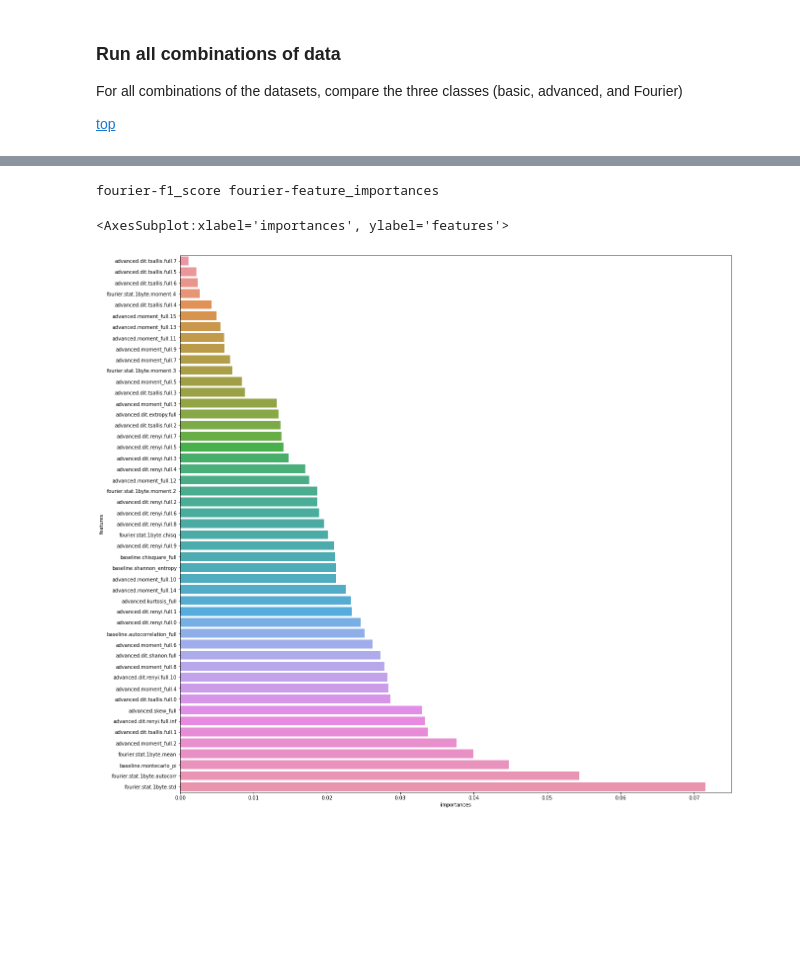
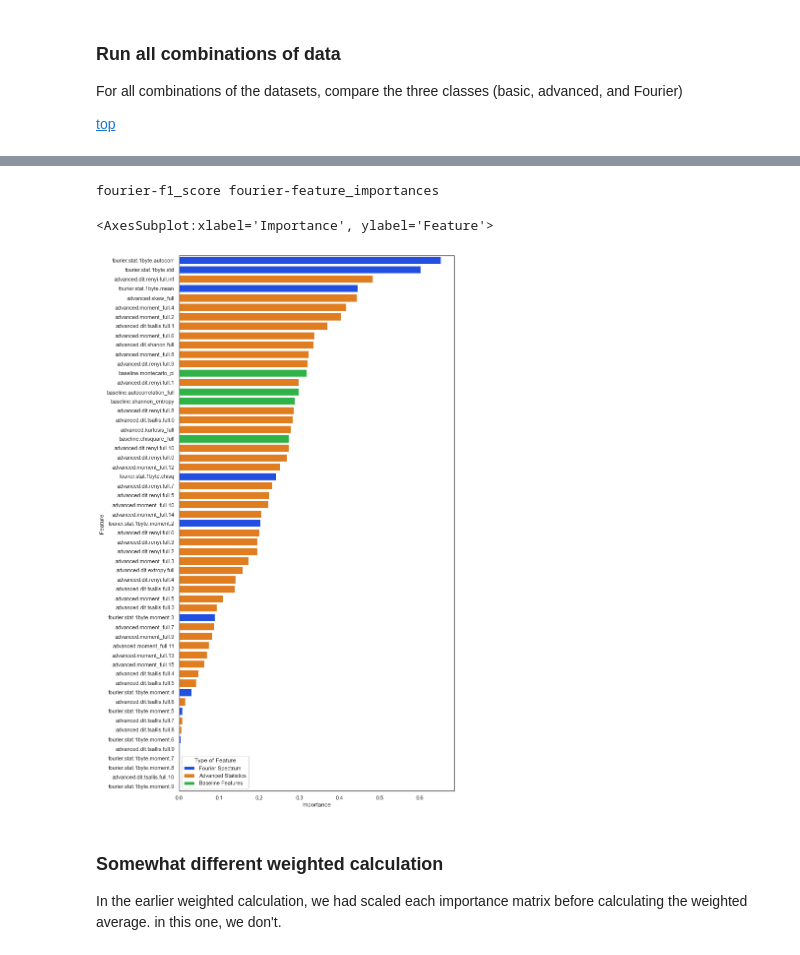
Before and after one commit to bhattacharjee/RansomFoRRT, a Jupyter notebook: iteration_2.1/importances_comparison/Iteration_2.1_EXT2_RF_weighted_importances.ipynb, the cells around one changed output, grey strips where cells are left out. Drawn from its saved outputs; the diff is of its cells as text; code cells hidden in the pictures; blank space fills up the shorter version.

Commit message:
comparison of importances

```diff
--- a/iteration_2.1/importances_comparison/Iteration_2.1_EXT2_RF_weighted_importances.ipynb
+++ b/iteration_2.1/importances_comparison/Iteration_2.1_EXT2_RF_weighted_importances.ipynb
@@ -655,10 +423,0 @@ save_results("simple-average.pickle", columns, all_results)
-# %%
-df2_dict = {"features": columns, "importances": get_weighted_importances_1(all_results)}
-imp_df = pd.DataFrame(df2_dict)
-imp_df = imp_df.sort_values(by="importances", ascending=True).reset_index(drop="True")
-imp_df = imp_df[imp_df["importances"] > 0.001]
-sns.barplot(y="features", x="importances", data=imp_df)
-# %% [output]
-fourier-f1_score fourier-feature_importances
-<AxesSubplot:xlabel='importances', ylabel='features'>
-[figure, removed]
@@ -664,0 +428,36 @@ fourier-f1_score fourier-feature_importances
+# %%
+import matplotlib
+import seaborn as sns
+
+plt.rcParams["figure.figsize"] = (10,20)
+plt.rcParams['font.size'] = 12
+plt.rc('font', size=42)
+df2_dict = {"features": columns, "importances": get_weighted_importances_1(all_results)}
+imp_df = pd.DataFrame(df2_dict)
+imp_df = imp_df.sort_values(by="importances", ascending=False).reset_index(drop="True")
+sns.set_theme(style="white")
+def select_moments(x):
+    if "baseline" in x:
+        return "Baseline Features"
+    elif "advanced" in x:
+        return "Advanced Statistics"
+    elif "fourier" in x:
+        return "Fourier Spectrum"
+    else:
+        return "unknown"
+sns.color_palette("rocket", as_cmap=True)
+imp_df["Type of Feature"] = imp_df["features"].map(select_moments)
+imp_df = imp_df[imp_df["importances"] > 0.0005]
+imp_df["Feature"] = imp_df["features"]
+imp_df["Importance"] = imp_df["importances"]
+sns.barplot(y="Feature", x="Importance", data=imp_df, hue="Type of Feature", dodge=False, palette="bright")
+# %% [output]
+fourier-f1_score fourier-feature_importances
+<AxesSubplot:xlabel='Importance', ylabel='Feature'>
+[figure, added]
+# %% [markdown]
+### Somewhat different weighted calculation
+
+In the earlier weighted calculation, we had scaled each importance matrix
+before calculating the weighted average.
+in this one, we don't.
```
Also changed, not shown: parts of 21 cells of this notebook, 5 other files.
